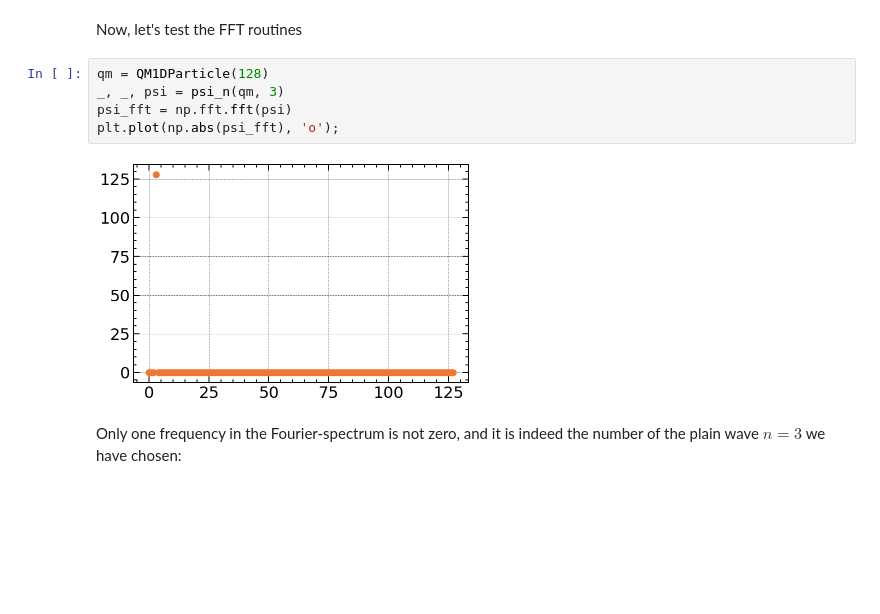
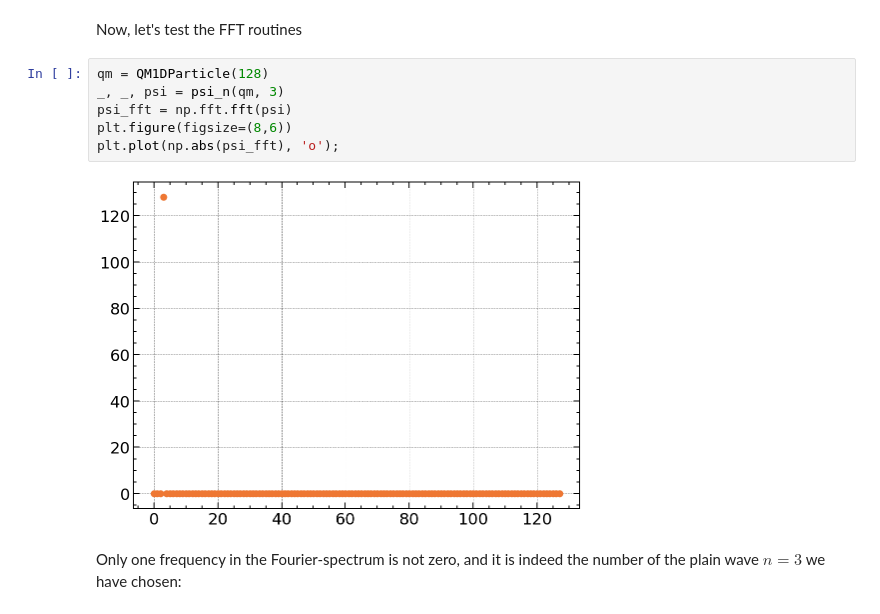
Before and after one commit to znswanderer/znswanderer.github.io, a Jupyter notebook: _jupyter/2021-08-22-Efficiancy.ipynb, the cells around one changed output. Drawn from its saved outputs; the diff is of its cells as text; blank space fills up the shorter version.

Commit message:
Nicer plots

```diff
--- a/_jupyter/2021-08-22-Efficiancy.ipynb
+++ b/_jupyter/2021-08-22-Efficiancy.ipynb
@@ -74,10 +74,11 @@ Now, let's test the FFT routines
 # %%
 qm = QM1DParticle(128)
 _, _, psi = psi_n(qm, 3)
 psi_fft = np.fft.fft(psi)
+plt.figure(figsize=(8,6))
 plt.plot(np.abs(psi_fft), 'o');
 # %% [output]
-[figure, old version]
+[figure, new version]
 # %% [markdown]
 Only one frequency in the Fourier-spectrum is not zero, and it is indeed the number of
 the plain wave $n=3$ we have chosen:
```
Also changed, not shown: parts of 10 cells of this notebook, 7 other files.
